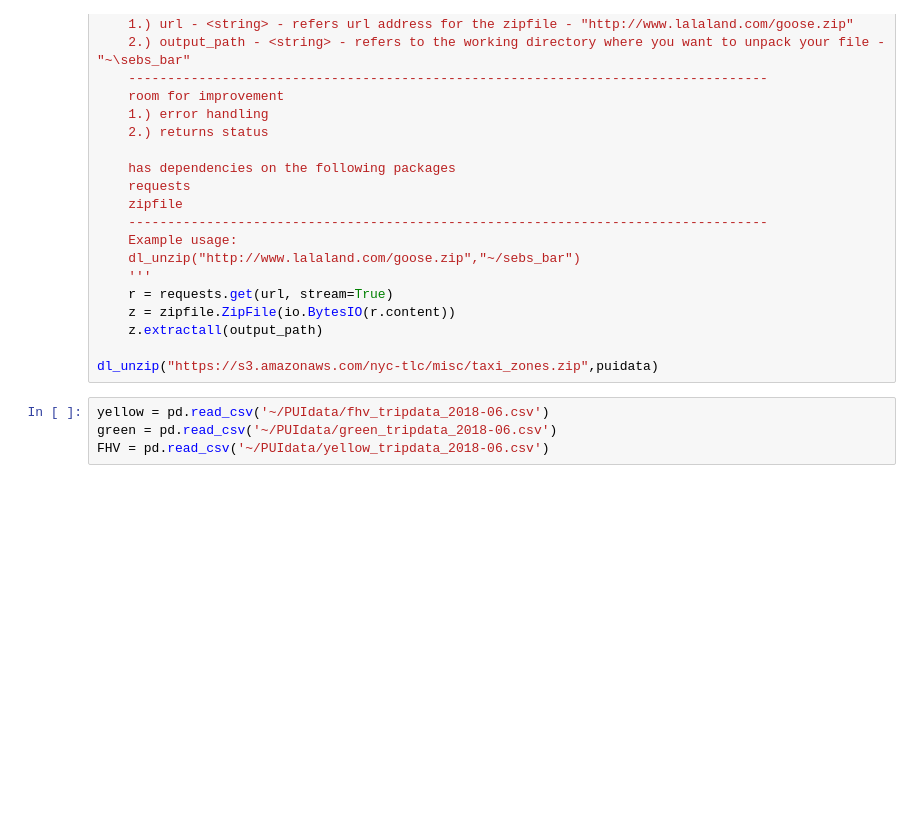
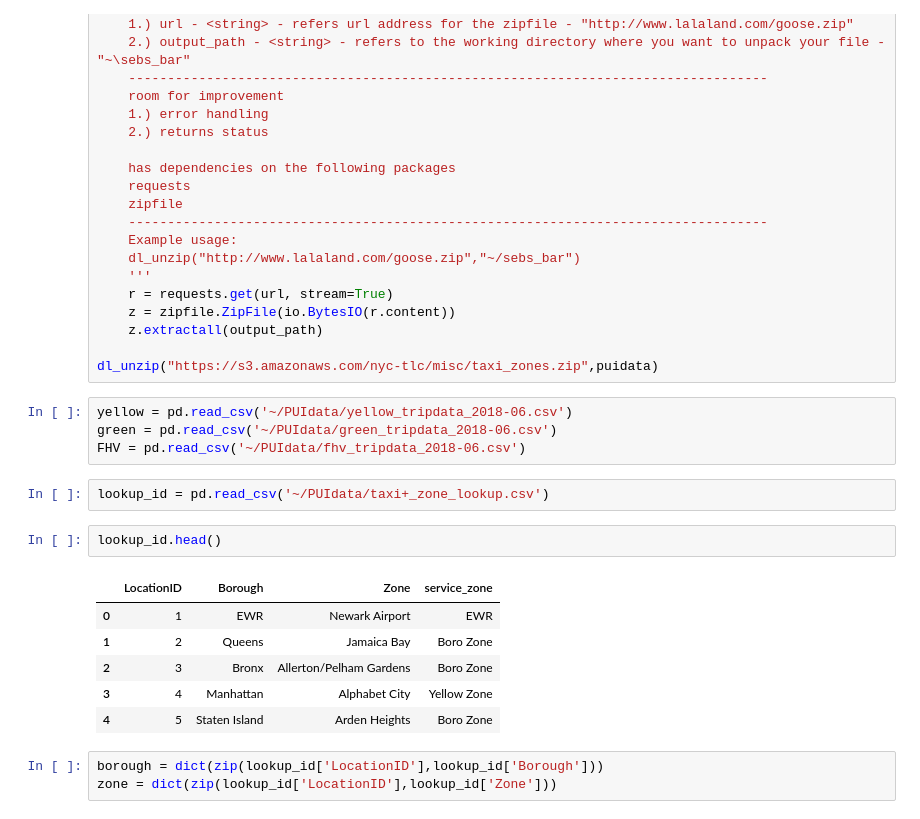
Before and after one commit to jinalklaulitz/PUI2018_msm796, a Jupyter notebook: HW8_msm796/Assignment1_msm796.ipynb, the cells around one changed output. Drawn from its saved outputs; the diff is of its cells as text; blank space fills up the shorter version.

```diff
--- a/HW8_msm796/Assignment1_msm796.ipynb
+++ b/HW8_msm796/Assignment1_msm796.ipynb
@@ -97,8 +99,22 @@ def dl_unzip(url,output_path):
 
 dl_unzip("https://s3.amazonaws.com/nyc-tlc/misc/taxi_zones.zip",puidata)
 # %%
-yellow = pd.read_csv('~/PUIdata/fhv_tripdata_2018-06.csv')
+yellow = pd.read_csv('~/PUIdata/yellow_tripdata_2018-06.csv')
 green = pd.read_csv('~/PUIdata/green_tripdata_2018-06.csv')
-FHV = pd.read_csv('~/PUIdata/yellow_tripdata_2018-06.csv')
+FHV = pd.read_csv('~/PUIdata/fhv_tripdata_2018-06.csv')
+# %%
+lookup_id = pd.read_csv('~/PUIdata/taxi+_zone_lookup.csv')
+# %%
+lookup_id.head()
+# %% [output]
+|  | LocationID | Borough | Zone | service_zone |
+| 0 | 1 | EWR | Newark Airport | EWR |
+| 1 | 2 | Queens | Jamaica Bay | Boro Zone |
+| 2 | 3 | Bronx | Allerton/Pelham Gardens | Boro Zone |
+| 3 | 4 | Manhattan | Alphabet City | Yellow Zone |
+| 4 | 5 | Staten Island | Arden Heights | Boro Zone |
+# %%
+borough = dict(zip(lookup_id['LocationID'],lookup_id['Borough']))
+zone = dict(zip(lookup_id['LocationID'],lookup_id['Zone']))
 # %%
 yellow.head()
```
Also changed, not shown: parts of 20 cells of this notebook, 1 other file.
